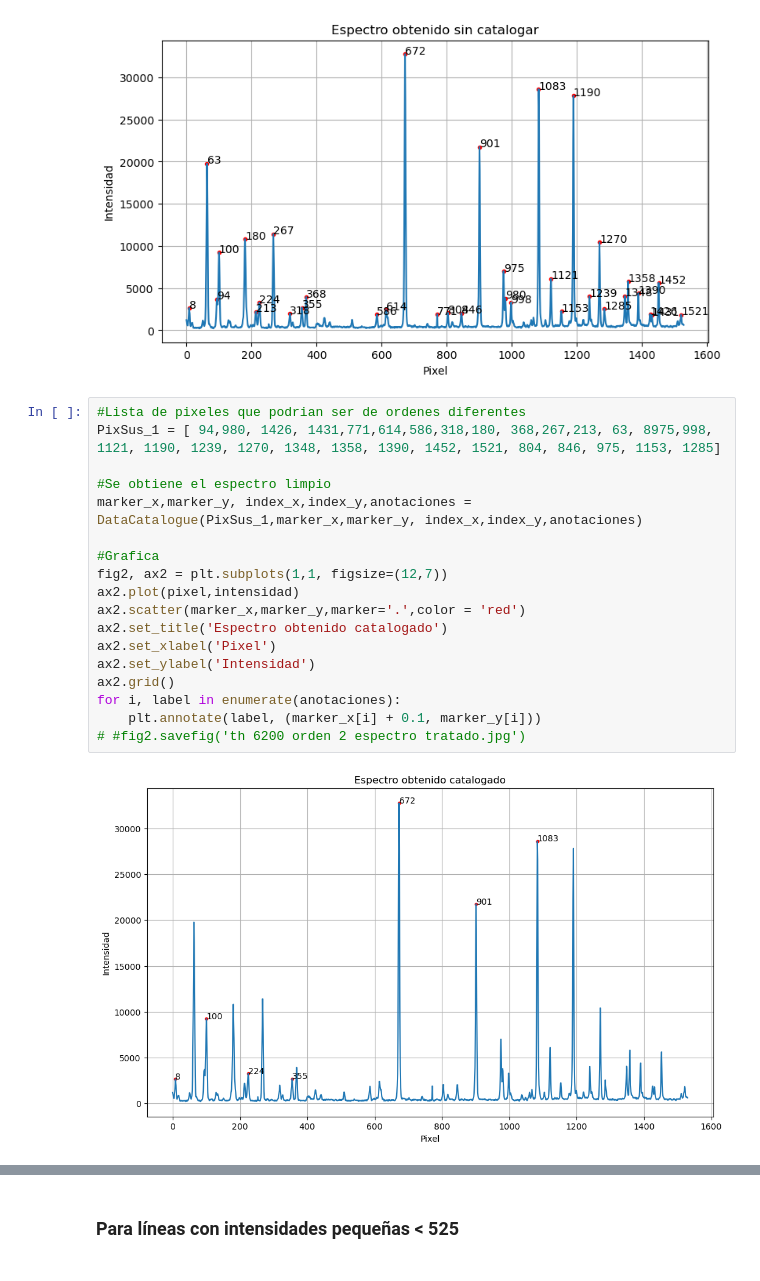
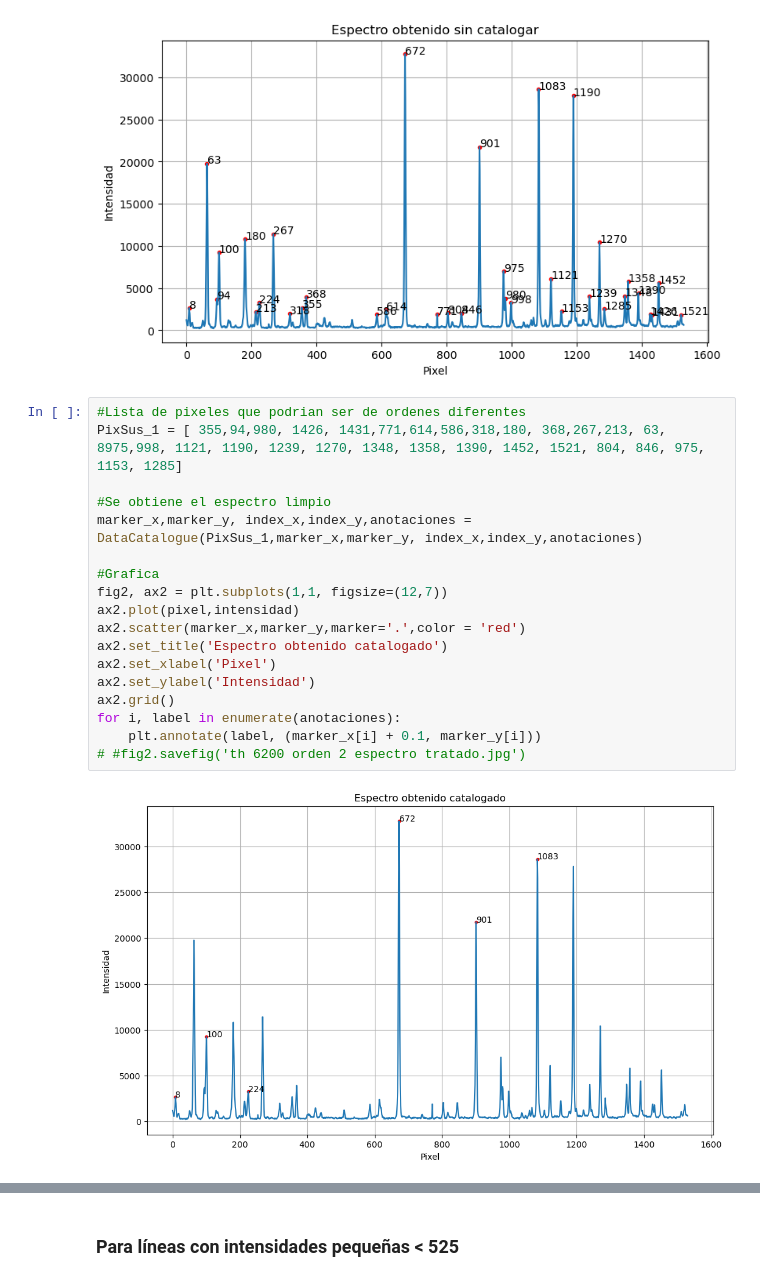
Before and after one commit to ccuellarn/Torium-Operation, a Jupyter notebook: Data/Th 6480/Analisis_6480.ipynb, the cells around one changed output, grey strips where cells are left out. Saved outputs shown, nothing was run; the diff lists cells and outputs as text.

```diff
--- a/Data/Th 6480/Analisis_6480.ipynb
+++ b/Data/Th 6480/Analisis_6480.ipynb
@@ -159,23 +158,23 @@ for i, label in enumerate(anotaciones):
 [figure]
 # %%
 #Lista de pixeles que podrian ser de ordenes diferentes
-PixSus_1 = [ 94,980, 1426, 1431,771,614,586,318,180, 368,267,213, 63, 8975,998, 1121, 1190, 1239, 1270, 1348, 1358, 1390, 1452, 1521, 804, 846, 975, 1153, 1285]
+PixSus_1 = [ 355,94,980, 1426, 1431,771,614,586,318,180, 368,267,213, 63, 8975,998, 1121, 1190, 1239, 1270, 1348, 1358, 1390, 1452, 1521, 804, 846, 975, 1153, 1285]
 
 #Se obtiene el espectro limpio
 marker_x,marker_y, index_x,index_y,anotaciones = DataCatalogue(PixSus_1,marker_x,marker_y, index_x,index_y,anotaciones)
 
 #Grafica
 fig2, ax2 = plt.subplots(1,1, figsize=(12,7))
 ax2.plot(pixel,intensidad)
 ax2.scatter(marker_x,marker_y,marker='.',color = 'red')
 ax2.set_title('Espectro obtenido catalogado')
 ax2.set_xlabel('Pixel')
 ax2.set_ylabel('Intensidad')
 ax2.grid()
 for i, label in enumerate(anotaciones):
     plt.annotate(label, (marker_x[i] + 0.1, marker_y[i]))
 # #fig2.savefig('th 6200 orden 2 espectro tratado.jpg')
 # %% [output]
-[figure, old version]
+[figure, new version]
 # %%
 #Longitudes de onda observadas en el catalogo, ingreso manual
```
Also changed, not shown: parts of 3 cells of this notebook, 2 other files.
